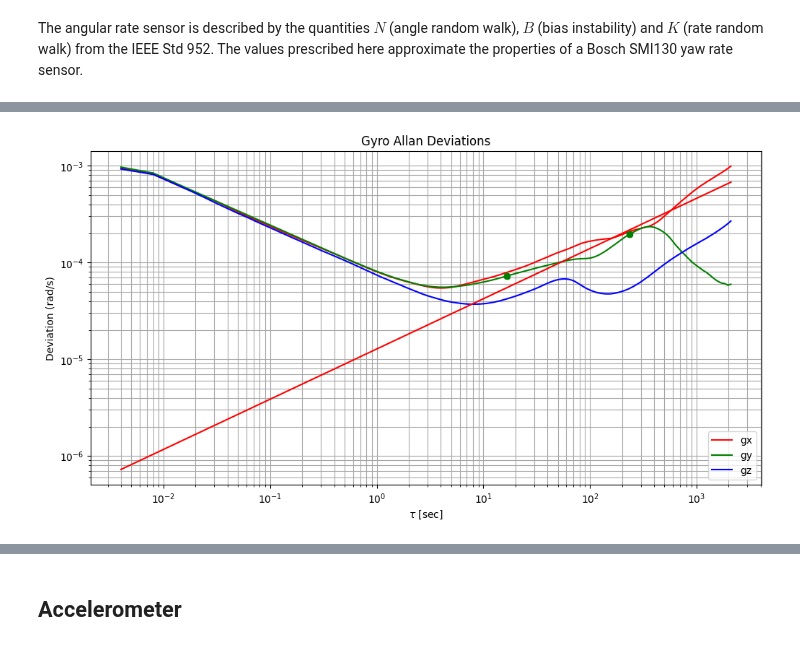
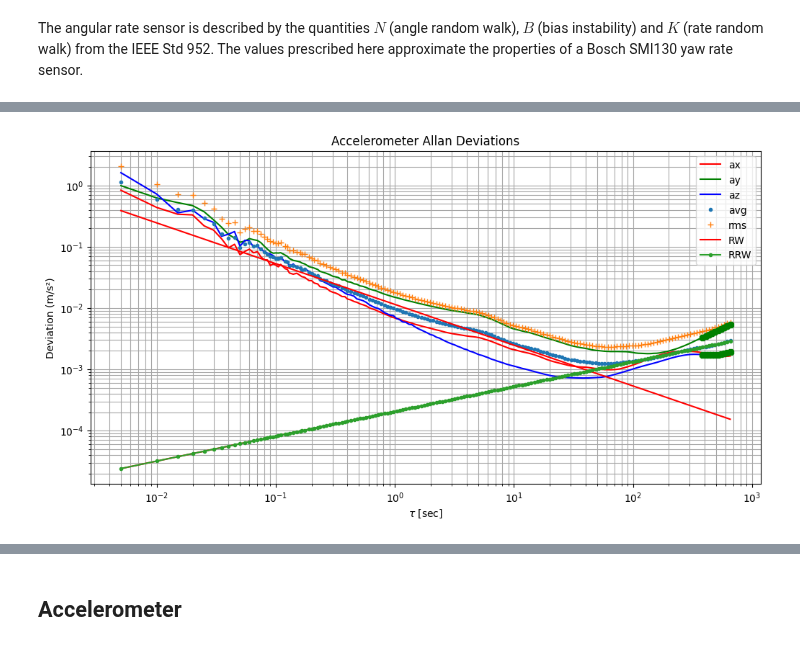
Before and after one commit to diplodocuslongus/depthai2know, a Jupyter notebook: IMU/noise_from_allan.ipynb, the cells around one changed output, grey strips where cells are left out. Drawn from its saved outputs; the diff is of its cells as text; code cells hidden in the pictures.

```diff
--- a/IMU/noise_from_allan.ipynb
+++ b/IMU/noise_from_allan.ipynb
@@ -347,8 +398,15 @@ Bias instability: 1.16e-04rad/s
-# %%
-gaxis.plot(taux,rwfitx(taux),'r')
-gaxis.plot(tauy[100],ady[100],'g8')
-gaxis.plot(tauy[140],ady[140],'g8')
-
-gfig
-# %% [output]
-[figure, removed]
+# %%
+# arrwfitx == arwfitx
+def add_noise_results_on_plot(thisfig,thisaxis,taus,rrw_fits,rw_fits):
+    thisaxis.plot(taus,rw_fits(taus),'r',label = 'RW')
+    thisaxis.plot(taus,rrw_fits(taus),'.-',label = 'RRW')
+    thisaxis.legend()
+# %%
+# def add_noise_results_on_plot(afig,aaxis,taus,rrw_fits,rw_fits):
+#     aaxis.plot(taus,rw_fits(taux),'r')
+#     aaxis.plot(taus,rrw_fits(taux),'.-')
+add_noise_results_on_plot(afig,aaxis,accel_taux,arrwfitx,arwfitx)
+# add_noise_results_on_plot(gfig,gaxis,gyro_taux,grrwfitx)
+afig
+# %% [output]
+[figure, added]
```
Also changed, not shown: parts of 28 cells of this notebook, 1 other file.
